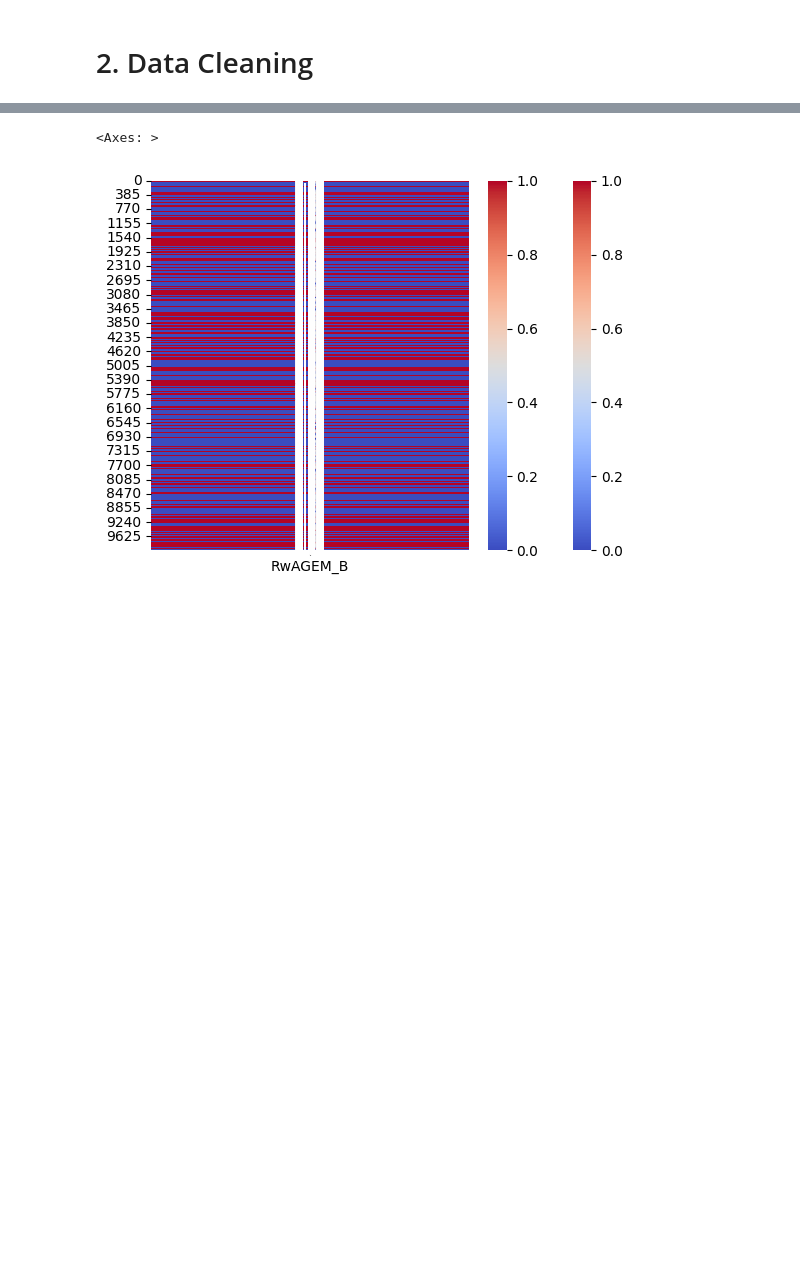
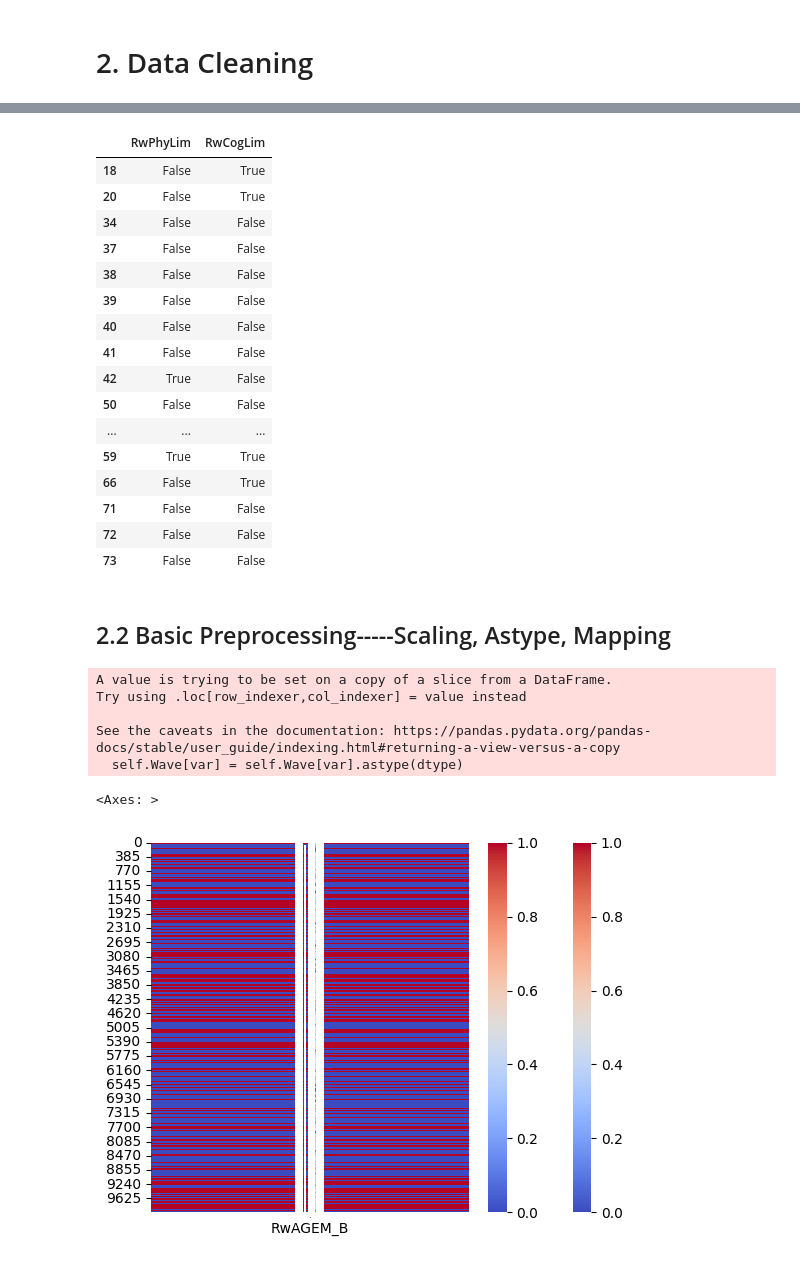
Before and after one commit to Owen-Darkhorse/Inter-Univer-Health-Data, a Jupyter notebook: Code/240615-Preproc-Pipeline.ipynb, the cells around one changed output, grey strips where cells are left out. Saved outputs shown, nothing was run; the diff lists cells and outputs as text; code cells hidden in the pictures; blank space fills up the shorter version.

Commit message:
Streamline preprocessing code

```diff
--- a/Code/240615-Preproc-Pipeline.ipynb
+++ b/Code/240615-Preproc-Pipeline.ipynb
@@ -91,0 +85,20 @@ hrsCombo.castType(intVars)
+# %%
+## Combining functional limitation variables
+physicalLimitVars = [
+    "RwWALKR", # Diff-Walk across room. p878,905 [catgeorical variable]
+    "RwDRESS", # Diff-Dressing. p883 [catgeorical variable]
+    "RwBATH", # Diff-Bathing or showering. p887 [catgeorical variable]
+    "RwEAT", # Diff-Eating. p891 [catgeorical variable]
+    "RwBED", # Diff-Get in/out of bed. p895 [catgeorical variable]
+    "RwTOILT", #Diff-Using the toilet. p900 [catgeorical variable]
+    "RwMEALS"]
+
+cognLimitVars = ["RwMAP", # Diff-Use a map. p950 [catgeorical variable]
+    "RwPHONE", # Diff-Use telephone(no data for wave 1 but good for wave 2 to 16) p954 [catgeorical variable]
+    "RwMONEY", # Diff-Managing money(no data for wave 1 but good for wave 2 to 16) p958 [catgeorical variable]
+    "RwMEDS", # Diff-Take medications(no data for wave 1 but good for wave 2 to 16) p961 [catgeorical variable]
+    "RwSHOP"]
+
+hrsCombo.combineColumns("RwPhyLim", physicalLimitVars, method = "any")
+hrsCombo.combineColumns("RwCogLim", cognLimitVars, method = "any")
+hrsCombo.Wave.drop(physicalLimitVars + cognLimitVars, inplace=True)
@@ -92,3 +125,57 @@ hrsCombo.castType(intVars)
+# %%
+hrsCombo.Wave[["RwPhyLim", "RwCogLim"]].head(20)
+# %% [output]
+|  | RwPhyLim | RwCogLim |
+| 18 | False | True |
+| 20 | False | True |
+| 34 | False | False |
+| 37 | False | False |
+| 38 | False | False |
+| 39 | False | False |
+| 40 | False | False |
+| 41 | False | False |
+| 42 | True | False |
+| 50 | False | False |
+| ... | ... | ... |
+| 59 | True | True |
+| 66 | False | True |
+| 71 | False | False |
+| 72 | False | False |
+| 73 | False | False |
+# %% [markdown]
+## 2.2 Basic Preprocessing-----Scaling, Astype, Mapping
+# %%
+# Log transform finance variables
+financeVars = financials
+hrsCombo.logFinance(financeVars)
+
+## Standardize years of age in
+ageVars = ["RwAGEM_B"]
+hrsCombo.standardizeAge(ageVars)
+
+# ## Recode sibling and children every born
+sibChildMapper = lambda x: 0 if x <= 3 else 1 if x <= 8 else 2 if x <= 13 else x
+hrsCombo.discretize(sibChildMapper, ["RwLIVBRO", "RAEVBRN"])
+
+# Recode work requirement variables
+workReqMapper = lambda x: 1 if x <= 2 else 0 if x <= 5 else x
+workReqList = ["RwJPHYS", "RwJLIFT",  "RwJSTRES", "RwJSTOOP", "RwJSIGHT"]
+hrsCombo.discretize(workReqMapper, workReqList)
+
+# Recode medical conditions
+medCondMapper = lambda x: 1 if x in [1, 3, 5] else  0 if x in [2,4,6] else x
+hrsCombo.discretize(medCondMapper, medicalConds)
+
+
+## Cast integer-valued variables to int
+intVars = ["RwLIVBRO", "RAEVBRN", "RwAGE_B", "RwAGE_B2", "RwAGE_B3"]
+hrsCombo.castType(intVars, "category")
+# %% [output]
+A value is trying to be set on a copy of a slice from a DataFrame.
+Try using .loc[row_indexer,col_indexer] = value instead
+
+See the caveats in the documentation: https://pandas.pydata.org/pandas-docs/stable/user_guide/indexing.html#returning-a-view-versus-a-copy
+  self.Wave[var] = self.Wave[var].astype(dtype)
 # %%
 # hrsWave.describe()
 ## Double check if financial variables are acquired and transformed corretly
```
Also changed, not shown: parts of 16 cells of this notebook, 1 other file.
